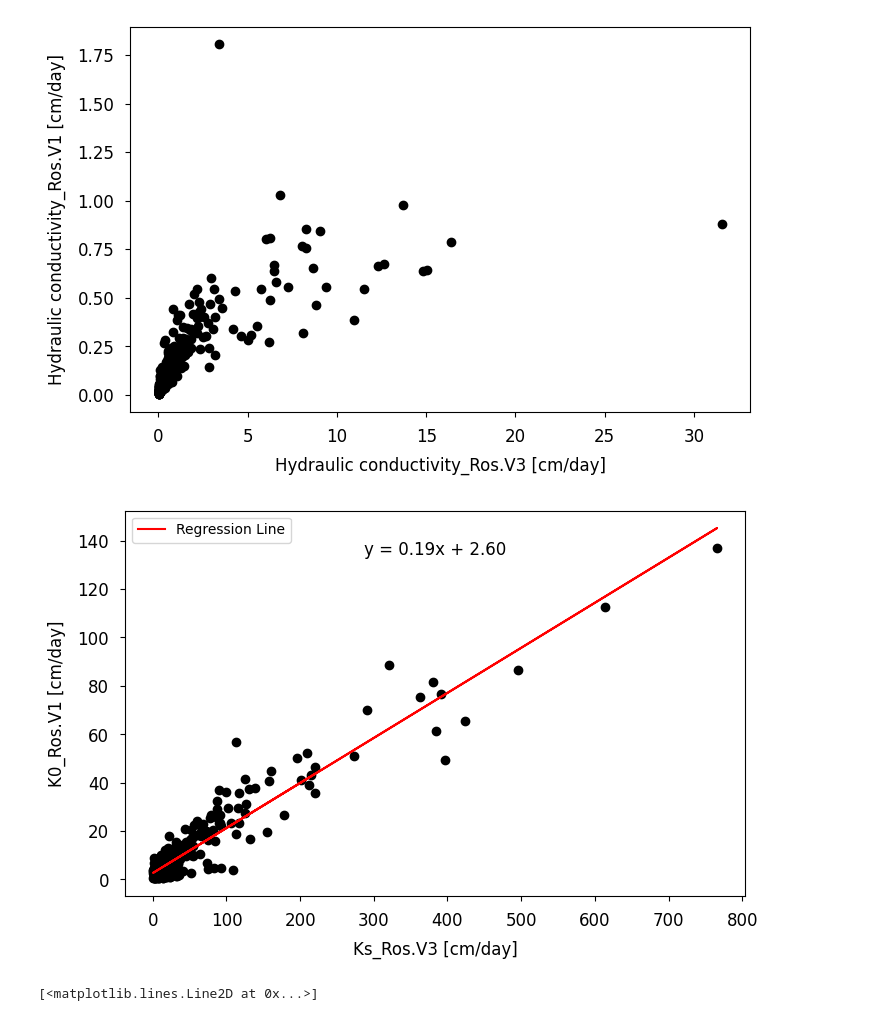
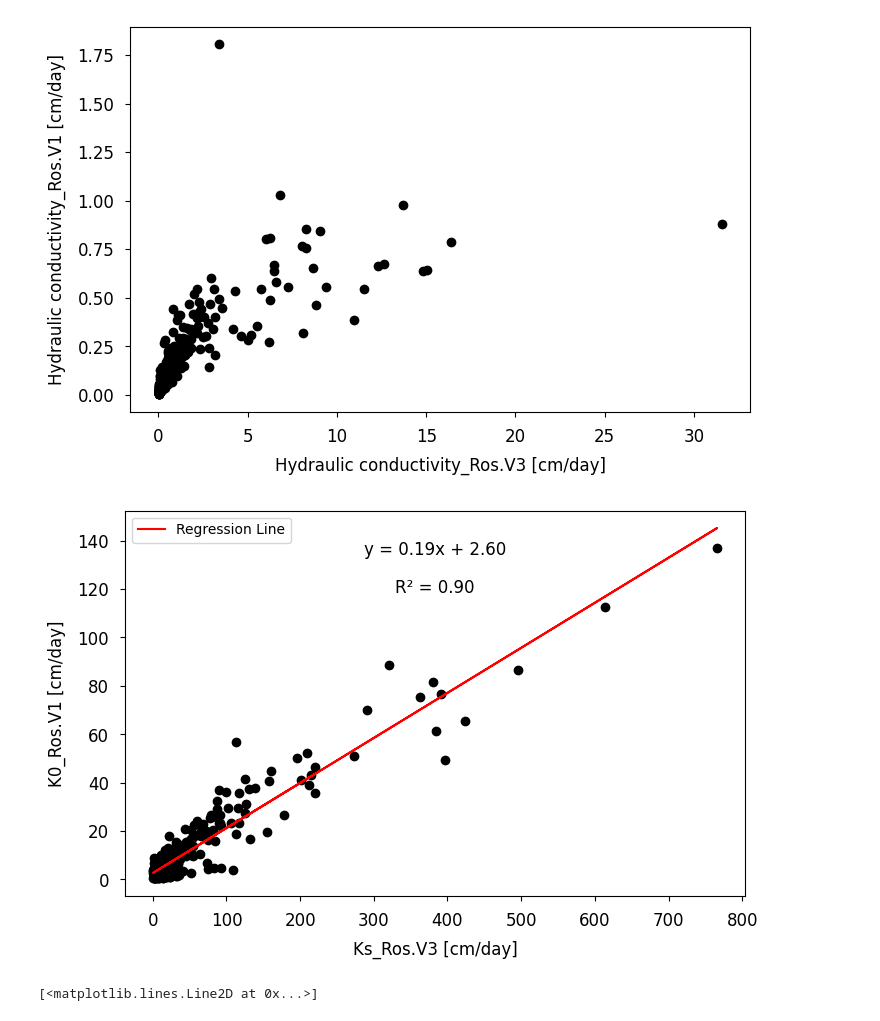
Before and after one commit to MarkBarbadillo/Rosetta-Soilhydraulicconductivity, a Jupyter notebook: GWP files/Mark.ipynb, the cells around one changed output. Saved outputs shown, nothing was run; the diff lists cells and outputs as text; code cells hidden in the pictures.

```diff
--- a/GWP files/Mark.ipynb
+++ b/GWP files/Mark.ipynb
@@ -154,34 +172,41 @@ plt.plot(K3, K1, 'ok')
 # %%
 # Plotting K0 from Rosetta V1 versus Ks from Rosetta V3
 import matplotlib.pyplot as plt
 
 fig = plt.figure(figsize=(8,5))
 plt.xlabel('Ks_Ros.V3 [cm/day]', fontsize=12, labelpad=8)
 plt.ylabel('K0_Ros.V1 [cm/day]', fontsize=12, labelpad=8)
 plt.tick_params(axis='both', which='major', labelsize=12,pad=8)
 plt.tick_params(axis='both', which='minor', labelsize=12,pad=8)
 plt.plot(Ks_3, K0, 'ok')
 
 # Linear regression
 from scipy.stats import linregress
 
 valid_indices = ~np.isnan(Ks_3) & ~np.isnan(K0)
 x = Ks_3[valid_indices]
 y = K0[valid_indices]
 
 slope, intercept, r_value, p_value, std_err = linregress(x, y)
 
 # Plotting the regression line
 plt.plot(x, slope*x + intercept, '-r', label='Regression Line')
 
 # Annotate the plot with the equation of the line
 equation = f'y = {slope:.2f}x + {intercept:.2f}'
 plt.text(0.5, 0.9, equation, ha='center', va='center', transform=plt.gca().transAxes, fontsize=12)
 
+# Calculate R-squared
+r_squared = r_value ** 2
+
+# Annotate the plot with R-squared value
+r_squared_text = f'R² = {r_squared:.2f}'
+plt.text(0.5, 0.8, r_squared_text, ha='center', va='center', transform=plt.gca().transAxes, fontsize=12)
+
 plt.legend()
 plt.show()
 # %% [output]
-[figure, old version]
+[figure, new version]
 # %%
 #Plotting Ks values from Rosetta versions 1 and 3
 import matplotlib.pyplot as plt
```
Also changed, not shown: parts of 1 cell of this notebook.
